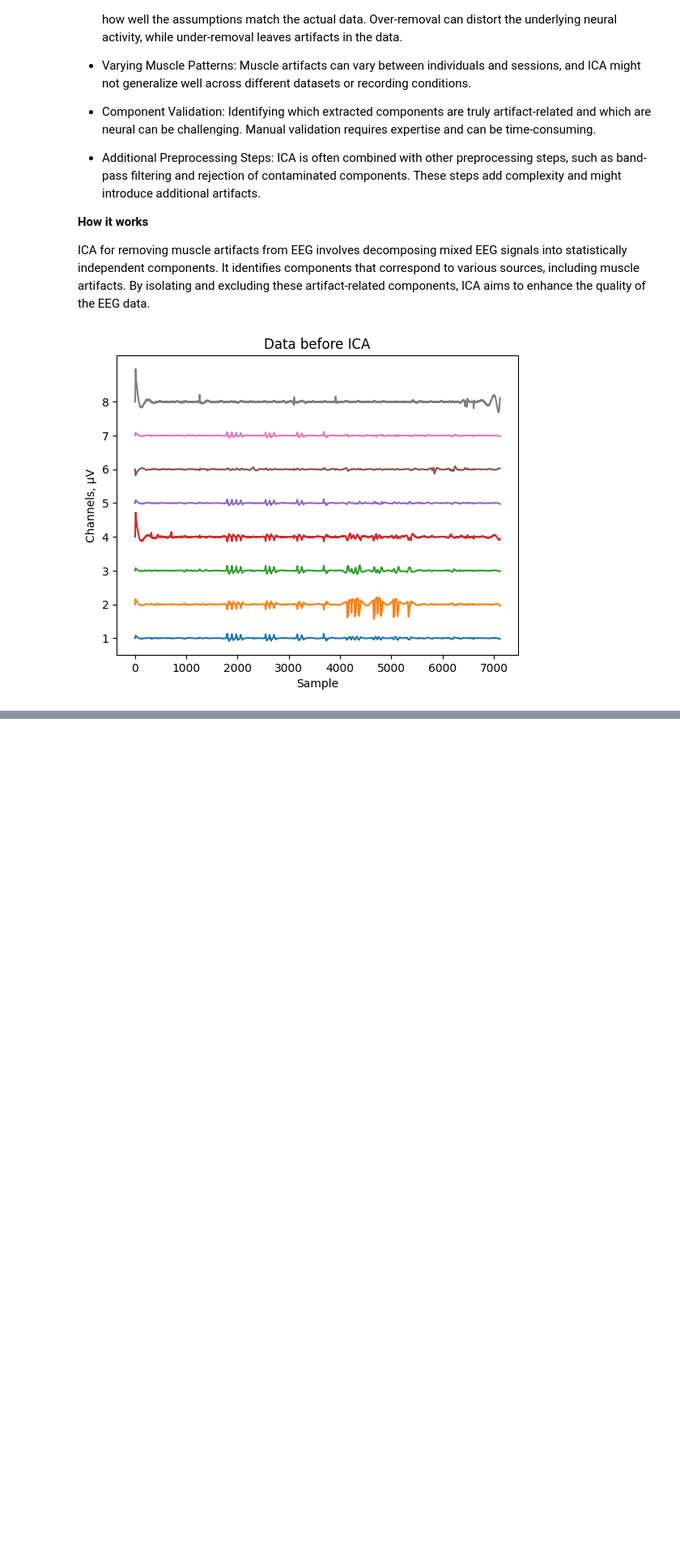
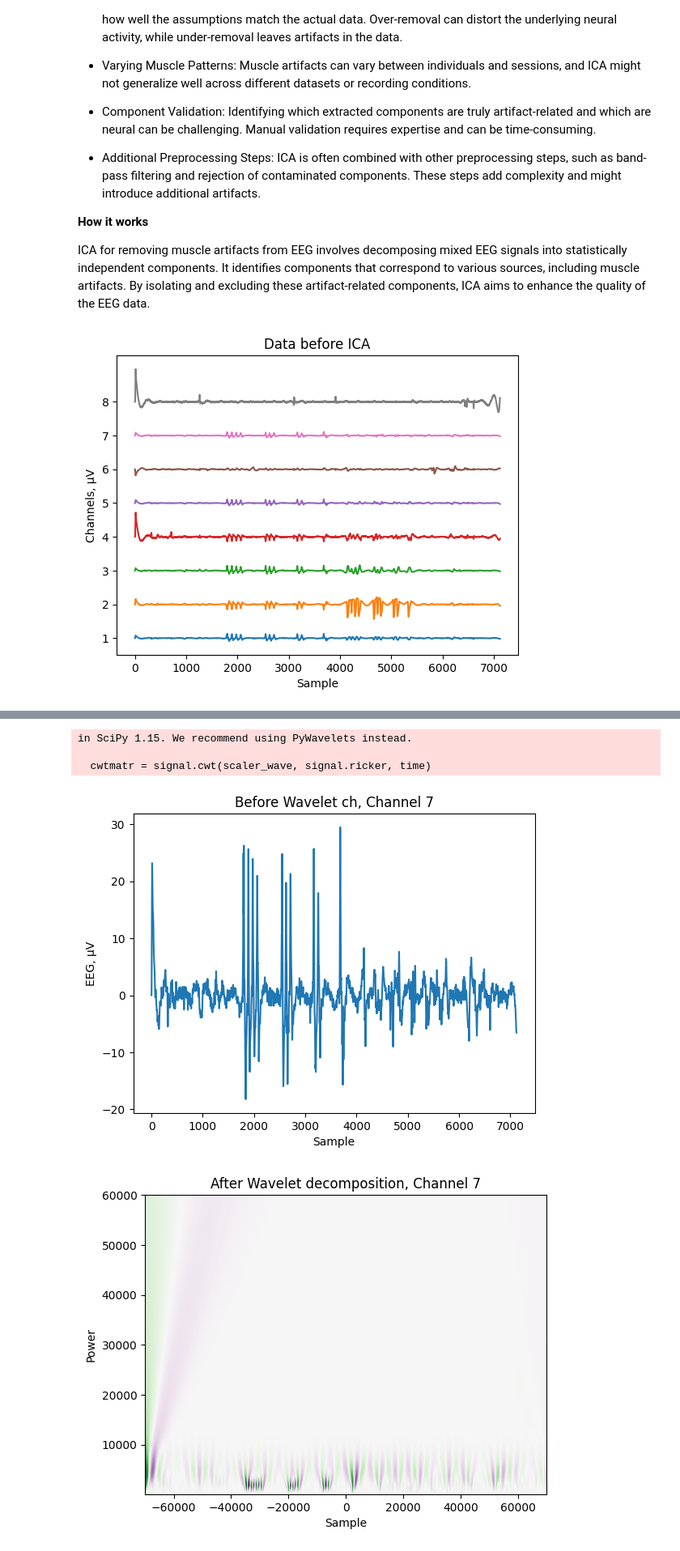
Before and after one commit to nargesyaghoubi/NeuroSignal, a Jupyter notebook: ica_bp_artifact_removal.ipynb, the cells around one changed output, grey strips where cells are left out. Shown at 81% size. Saved outputs shown, nothing was run; the diff lists cells and outputs as text; code cells hidden in the pictures; blank space fills up the shorter version.

Commit message:
wavelet decomposition analysis on EEG data

```diff
--- a/ica_bp_artifact_removal.ipynb
+++ b/ica_bp_artifact_removal.ipynb
@@ -269,0 +306,52 @@ The detailed process for checking the correctness of artifact removal is describ
+# %%
+"""
+This script conducts a wavelet decomposition analysis on EEG (electroencephalogram) data.
+Initially, it constructs a time array and scales the EEG data.
+Then, it applies a continuous wavelet transform (CWT) using a Ricker wavelet to the scaled data.
+This transformed data is visualized both before and after the wavelet decomposition process.
+The first plot displays the raw EEG data, while the second plot illustrates the resulting wavelet decomposition, showcasing the power distribution across time and frequency bands.
+"""
+
+time = []
+scaler_wave = []
+count = 0
+
+for _ in channel_data_bp_filtered:
+    count = count+0.1
+    time.append(count)
+
+data_for_wave = np.array(channel_data_bp_filtered)
+
+sc_X = StandardScaler()
+data_for_wave = data_for_wave.reshape(-1,1)
+scaler = sc_X.fit_transform(data_for_wave)  # apply standard scaler
+
+for a in scaler:
+    scaler_wave.append(a[0])
+
+cwtmatr = signal.cwt(scaler_wave, signal.ricker, time)
+cwtmatr_yflip = np.flipud(cwtmatr)
+
+plt.plot(channel_data_bp_filtered)
+plt.ylabel('EEG, µV')
+plt.title("Before Wavelet ch, Channel " + str(channel + 1) )
+plt.xlabel('Sample')
+plt.show()
+
+plt.imshow(
+    cwtmatr_yflip,
+    extent=[-70000, 70000, 100, 60000],
+    cmap='PRGn', aspect='auto',
+    vmax=abs(cwtmatr).max(),
+    vmin=-abs(cwtmatr).max()
+)
+plt.ylabel('Power')
+plt.title("After Wavelet decomposition, Channel " + str(channel + 1))
+plt.xlabel('Sample')
+plt.show()
+# %% [output]
+in SciPy 1.15. We recommend using PyWavelets instead.
+
+  cwtmatr = signal.cwt(scaler_wave, signal.ricker, time)
+[figure, added]
+[figure, added]
```
Also changed, not shown: parts of 4 cells of this notebook.
